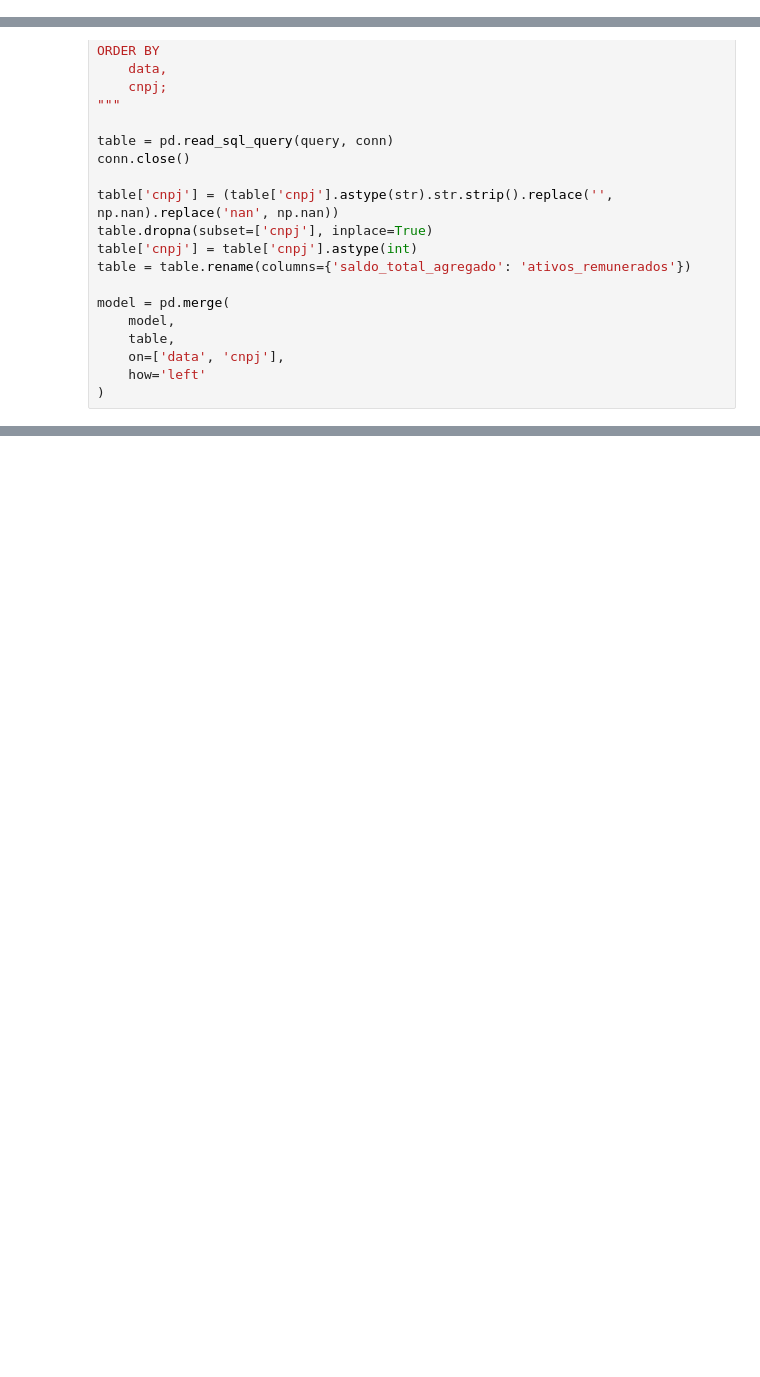
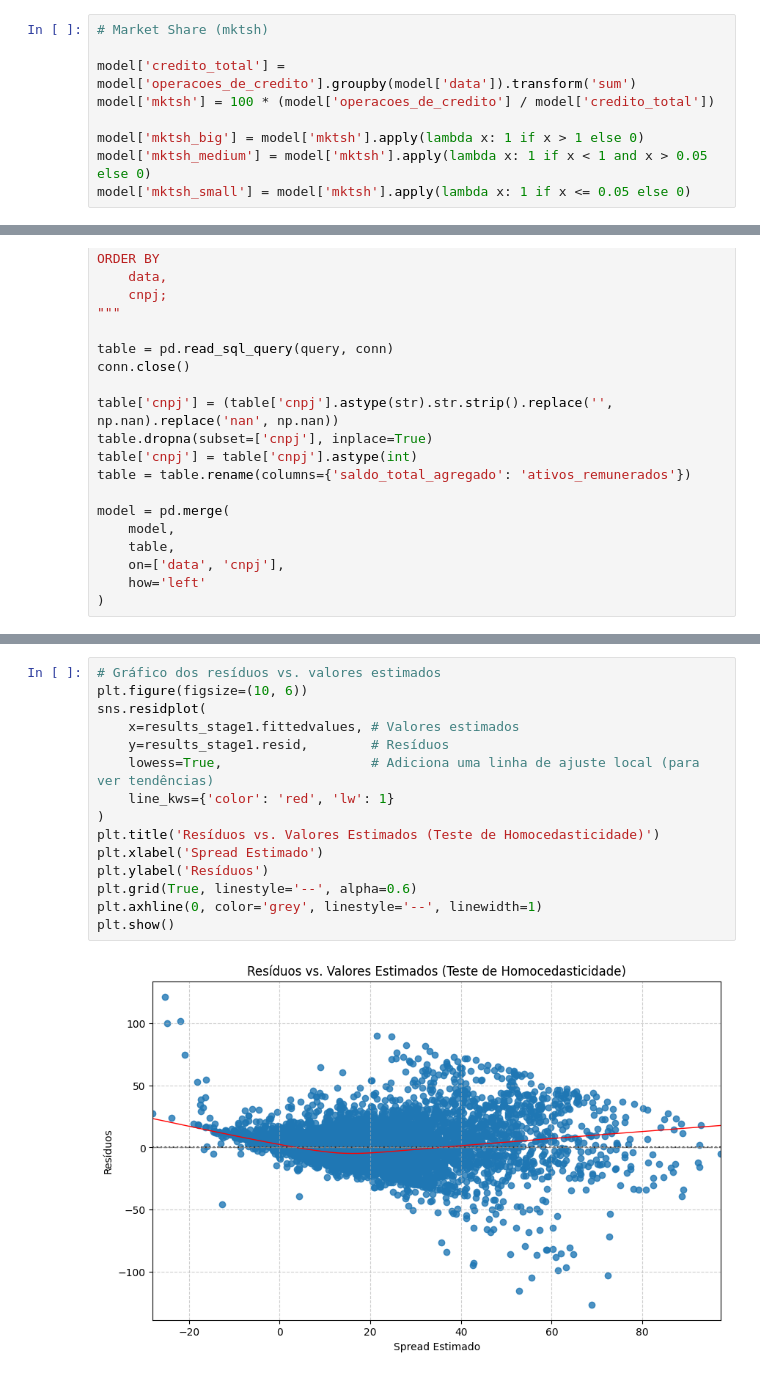
Before and after one commit to hspassos/banking, a Jupyter notebook: model.ipynb, the cells around one changed output, grey strips where cells are left out. Cells and saved outputs as stored; diff of their text form; blank space fills up the shorter version.

```diff
--- a/model.ipynb
+++ b/model.ipynb
@@ -478,3 +479,12 @@ model['servr'] = model['renda_servicos'] / model['receita_operacional']
+# %%
+# Market Share (mktsh)
+
+model['credito_total'] = model['operacoes_de_credito'].groupby(model['data']).transform('sum')
+model['mktsh'] = 100 * (model['operacoes_de_credito'] / model['credito_total'])
+
+model['mktsh_big'] = model['mktsh'].apply(lambda x: 1 if x > 1 else 0)
+model['mktsh_medium'] = model['mktsh'].apply(lambda x: 1 if x < 1 and x > 0.05 else 0)
+model['mktsh_small'] = model['mktsh'].apply(lambda x: 1 if x <= 0.05 else 0)
 # %%
 # Ativos liquidos não remunerados
 '''
@@ -711,0 +820,17 @@ strong multicollinearity or other numerical problems.
+# %%
+# Gráfico dos resíduos vs. valores estimados
+plt.figure(figsize=(10, 6))
+sns.residplot(
+    x=results_stage1.fittedvalues, # Valores estimados
+    y=results_stage1.resid,        # Resíduos
+    lowess=True,                   # Adiciona uma linha de ajuste local (para ver tendências)
+    line_kws={'color': 'red', 'lw': 1}
+)
+plt.title('Resíduos vs. Valores Estimados (Teste de Homocedasticidade)')
+plt.xlabel('Spread Estimado')
+plt.ylabel('Resíduos')
+plt.grid(True, linestyle='--', alpha=0.6)
+plt.axhline(0, color='grey', linestyle='--', linewidth=1)
+plt.show()
+# %% [output]
+[figure, added]
```
Also changed, not shown: parts of 27 cells of this notebook, 1 other file.
